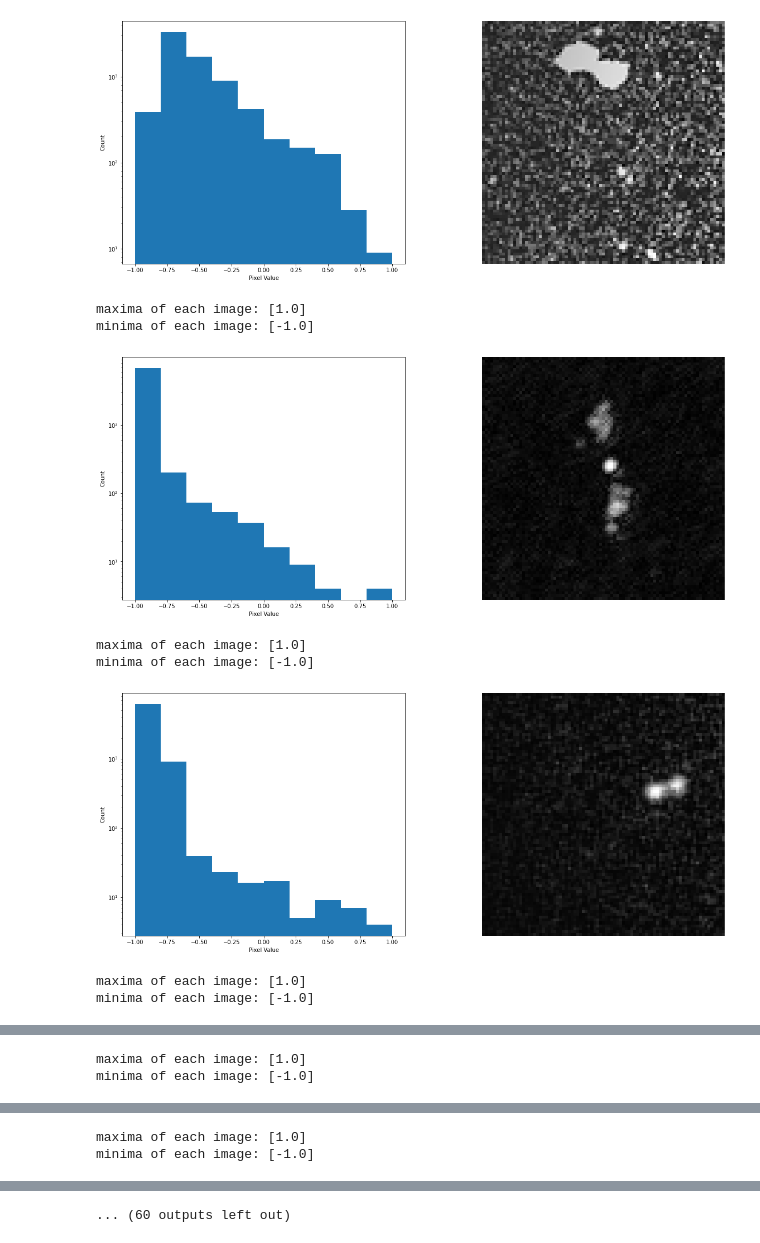
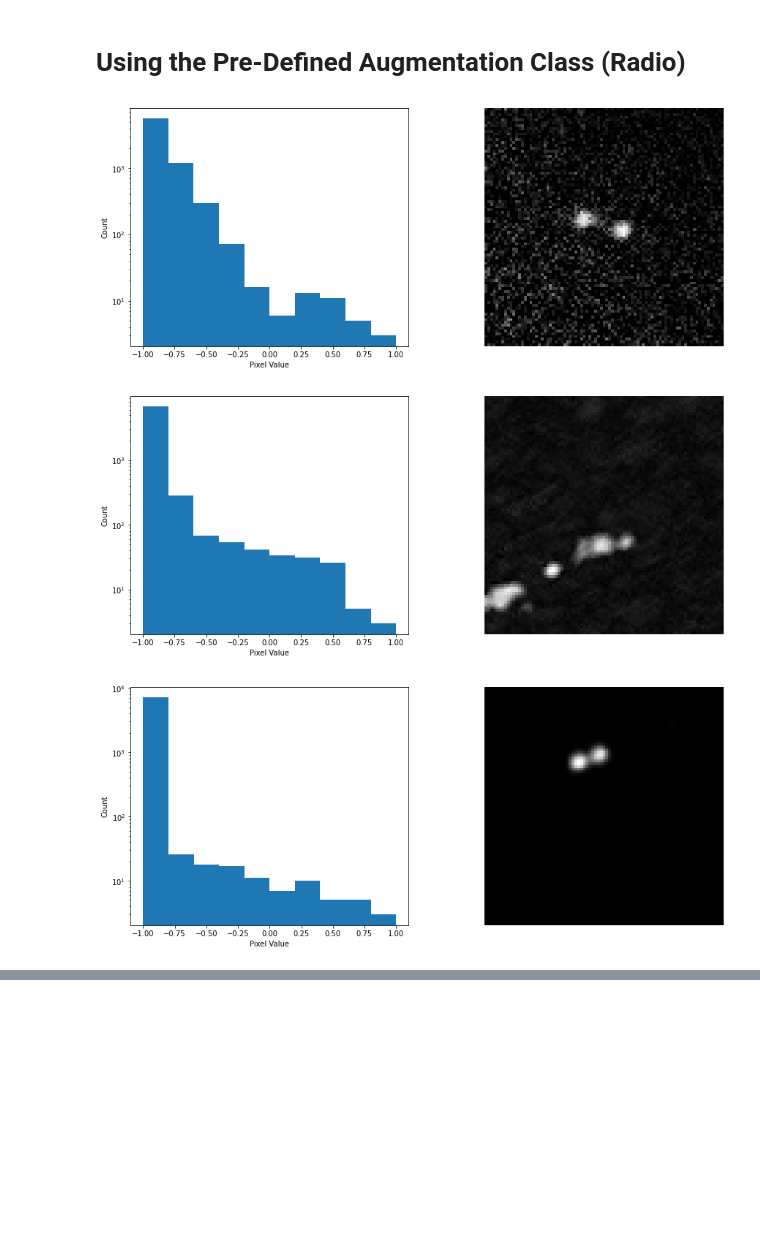
Before and after one commit to mb010/AstroAugmentations, a Jupyter notebook: RadioDemonstration.ipynb, the cells around one changed output, grey strips where cells are left out. Saved outputs shown, nothing was run; the diff lists cells and outputs as text; code cells hidden in the pictures; blank space fills up the shorter version.

Commit message:
Updating radio demonstration

```diff
--- a/RadioDemonstration.ipynb
+++ b/RadioDemonstration.ipynb
@@ -30,44 +60,31 @@ import numpy as np
+# %% [markdown]
+# Using the Pre-Defined Augmentation Class (Radio)
 # %%
 # Example transformation:
-kernel = np.load("./data/VLA_kernel.npy")
-transform = AA.AstroAugmentations(domain="radio", kernel=kernel, p=0.5)
-train = MBFRFull(root="./data", train=True, download=True, test_size=0.97, transform=transform())#.load_custom_data()
-lims = [0,1]
+transform = AA.AstroAugmentations(
+                domain="radio",
+                kernel=np.load("./astroaugmentations/kernels/FIRST_kernel.npy"),
+                p=0.5
+            )
+train = MBFRFull(root="./data", train=True, download=True, test_size=0.97, transform=transform())
 # %%
-transform_no = 0
-for image, target in train:
-    fig, ax = plt.subplots(1,transform_no+2, figsize=((transform_no+2)*10,8))
-    maxima = []
-    minima = []
-    # Image
+number_of_examples=3
+for idx, (image, target) in enumerate(train):
+    fig, ax = plt.subplots(1, 2, figsize=(15,6))
+
     image = np.asarray(image)
-    maxima.append(image.max())
-    minima.append(image.min())
     ax[0].hist(image.squeeze().flatten())
     ax[0].set_yscale('log')
     ax[0].set_xlabel("Pixel Value")
     ax[0].set_ylabel("Count")
 
     ax[1].imshow(image.squeeze(), cmap="Greys_r")
     ax[1].axis('off')
 
-    for i in range(transform_no):
-        image = transform()(image=image)['image']
-        maxima.append(image.max())
-        minima.append(image.min())
-        ax[i+2].imshow(image.squeeze(), cmap="Greys_r")
-        ax[i+2].axis('off')
-
     plt.show()
-    print(f"maxima of each image: {maxima}")
-    print(f"minima of each image: {minima}")
+    if idx>=number_of_examples-1:
+        break
 # %% [output]
-[figure, old version]
+[figure, new version]
-maxima of each image: [1.0]
-minima of each image: [-1.0]
-[figure, old version]
+[figure, new version]
-maxima of each image: [1.0]
-minima of each image: [-1.0]
-[figure, old version]
+[figure, new version]
-maxima of each image: [1.0]
-minima of each image: [-1.0]
@@ -75,2 +90,0 @@ minima of each image: [-1.0]
-maxima of each image: [1.0]
-minima of each image: [-1.0]
@@ -78,2 +90,0 @@ minima of each image: [-1.0]
-maxima of each image: [1.0]
-minima of each image: [-1.0]
@@ -83 +90,0 @@ minima of each image: [-1.0]
-... (60 outputs left out)
```
Also changed, not shown: parts of 6 cells of this notebook, 1 other file.
